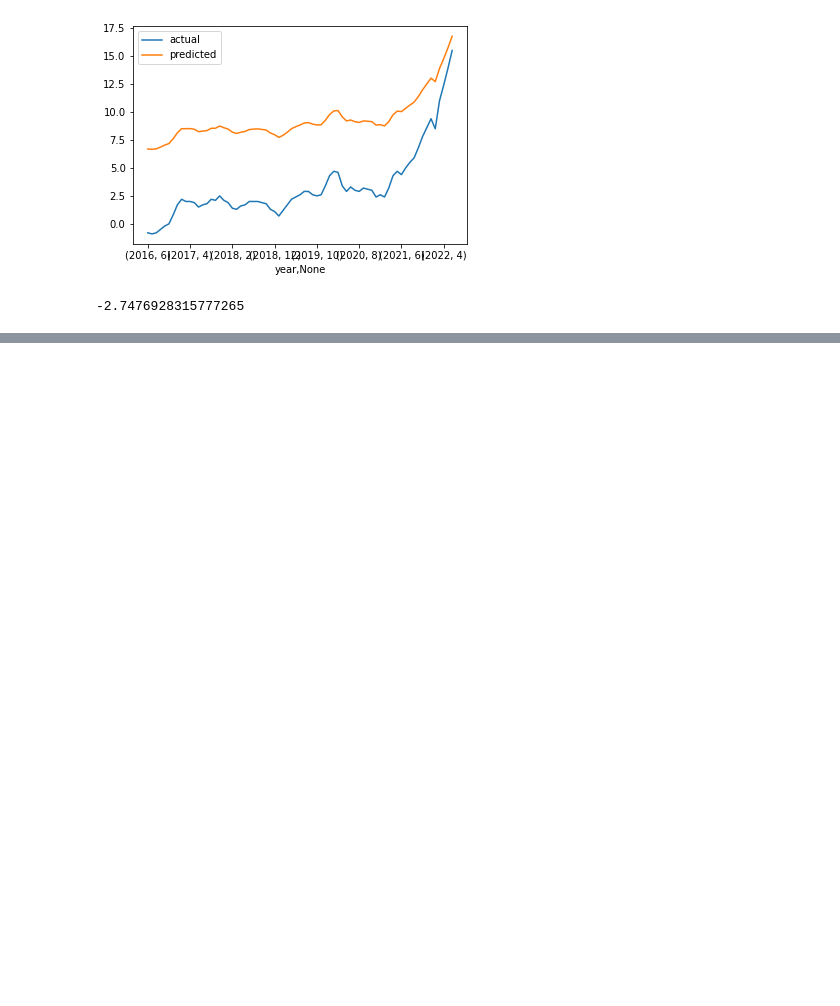
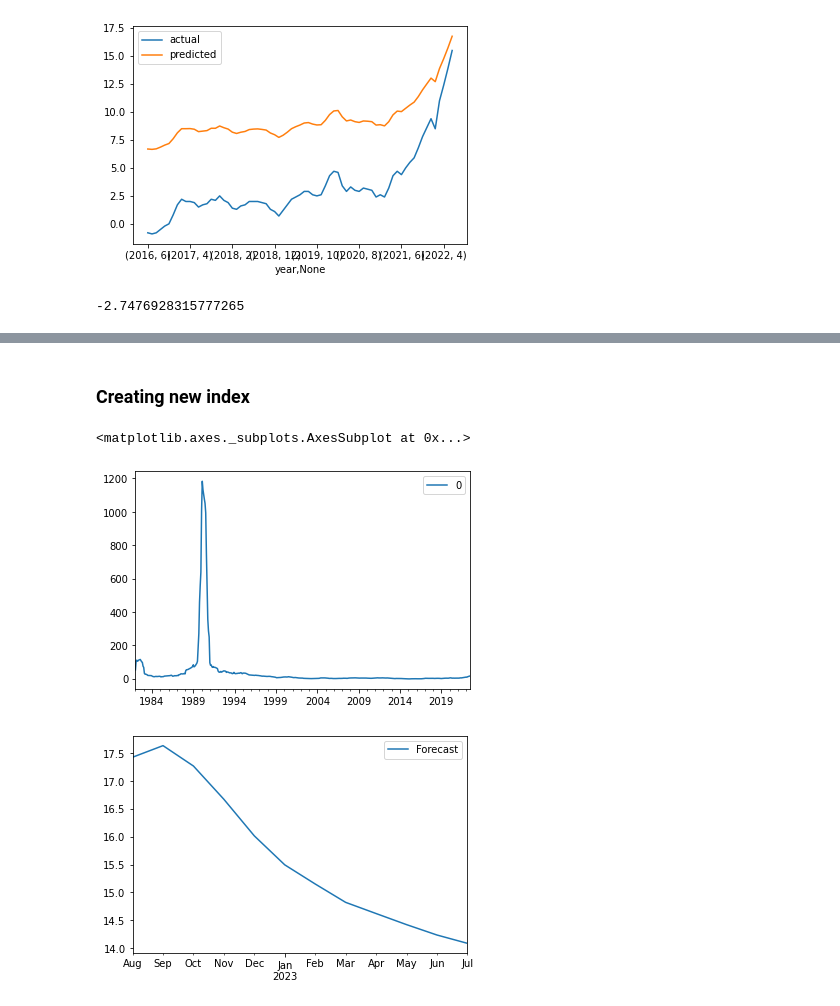
Before and after one commit to monikachudyba/ArtificialNeuralNetworkProjects, a Jupyter notebook: RNN-EconomicIndicators.ipynb, the cells around one changed output, grey strips where cells are left out. Saved outputs shown, nothing was run; the diff lists cells and outputs as text; code cells hidden in the pictures; blank space fills up the shorter version.

```diff
--- a/RNN-EconomicIndicators.ipynb
+++ b/RNN-EconomicIndicators.ipynb
@@ -680,0 +727,34 @@ TO DO: LSTM, GRU, forecasting another year
+# %%
+forecast = []
+# Replace periods with whatever forecast length you want
+periods = 12
+
+data = scaled_full_data.copy()
+
+for i in range(periods):
+  eval_batch = data[-length:]
+  current_batch = eval_batch.reshape((1, length, 1))
+  current_pred = model.predict(current_batch)[0]
+  forecast.append(current_pred)
+  data = np.append(data, current_pred[0])
+# %%
+forecast = scaler.inverse_transform(forecast)
+# %% [markdown]
+### Creating new index
+# %%
+forecast_index = pd.date_range(start='2022-08', periods=periods, freq='MS')
+forecast_df = pd.DataFrame(data=forecast, index=forecast_index, columns=['Forecast'])
+# index = list(zip(forecast_index.strftime("%Y"), forecast_index.strftime("%m")))
+# forecast_df = pd.DataFrame(data=forecast, index=index, columns=['Forecast'])
+# %%
+new_dates = pd.date_range(start='1982-01', end='2022-07', freq='MS')
+df.index = new_dates
+# new_index = list(zip(new_dates.strftime("%Y"), new_dates.strftime("%m")))
+# df.index = new_index
+# %%
+df.plot()
+forecast_df.plot()
+# %% [output]
+<matplotlib.axes._subplots.AxesSubplot at 0x...>
+[figure, added]
+[figure, added]
```
Also changed, not shown: parts of 25 cells of this notebook.
